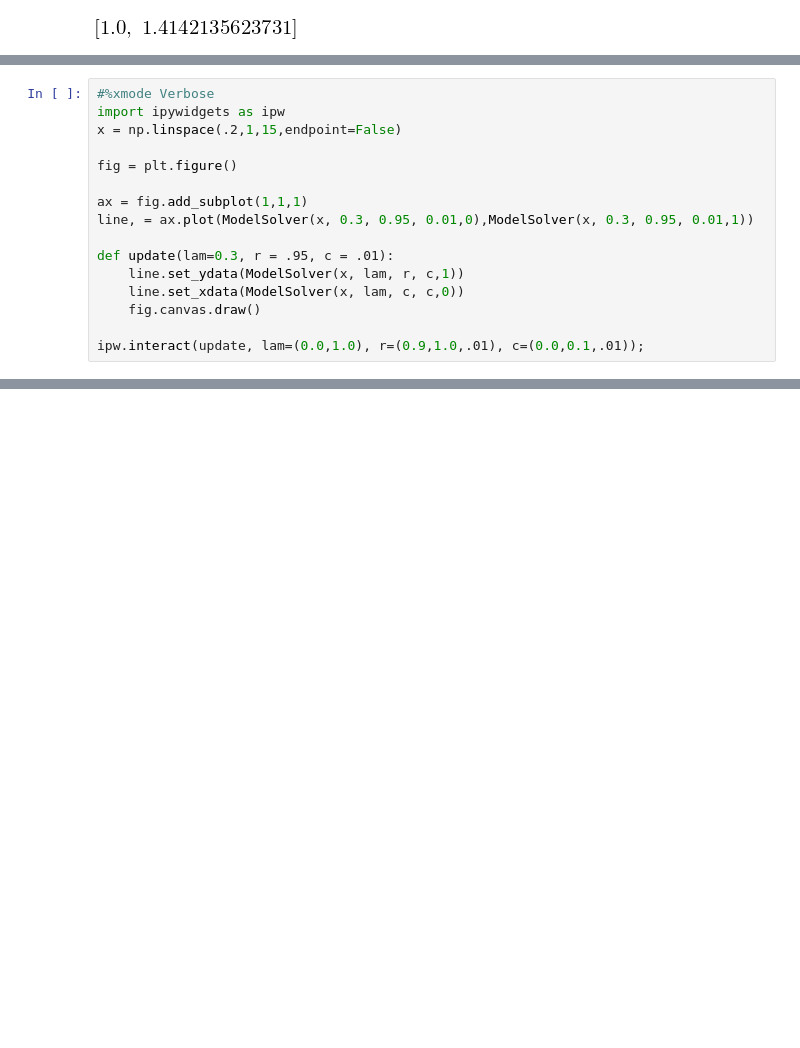
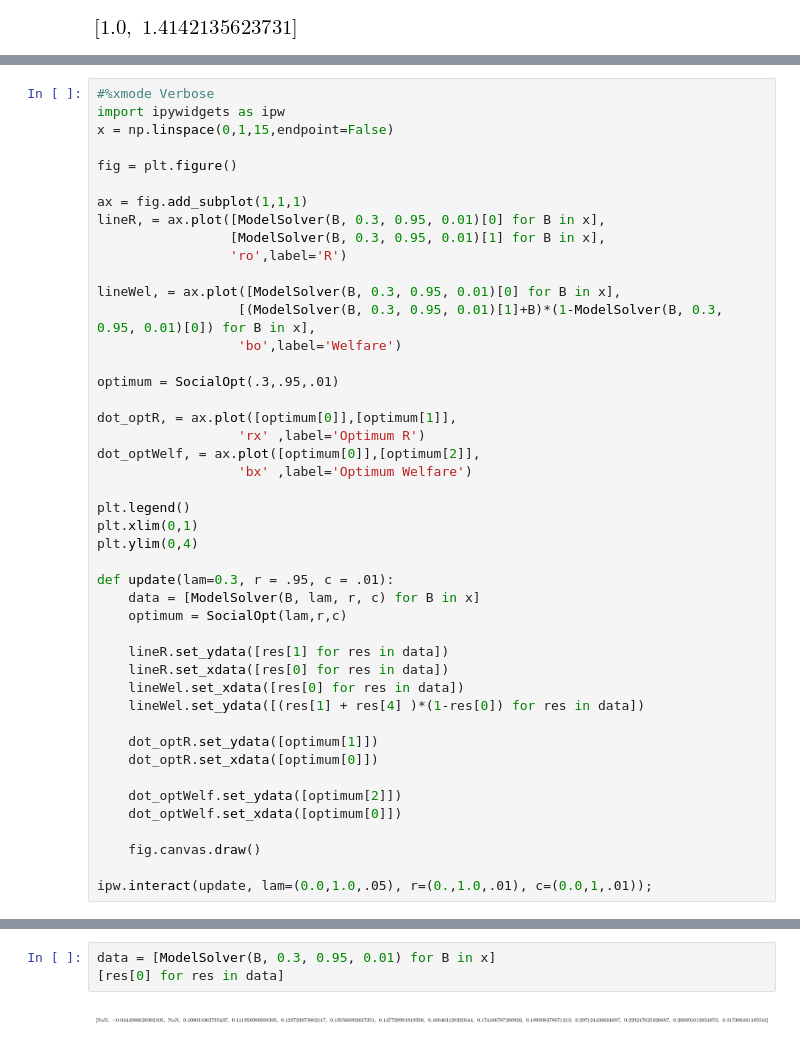
Before and after one commit to tgardnerh/MarketDesign, a Jupyter notebook: UnravelingSearchPpr/DMP with match quality and new matching.ipynb, the cells around one changed output, grey strips where cells are left out. Cells and saved outputs as stored; diff of their text form; blank space fills up the shorter version.

```diff
--- a/UnravelingSearchPpr/DMP with match quality and new matching.ipynb
+++ b/UnravelingSearchPpr/DMP with match quality and new matching.ipynb
@@ -141,19 +151,48 @@ bob([1,2])
 # %%
 #%xmode Verbose
 import ipywidgets as ipw
-x = np.linspace(.2,1,15,endpoint=False)
+x = np.linspace(0,1,15,endpoint=False)
 
 fig = plt.figure()
 
 ax = fig.add_subplot(1,1,1)
-line, = ax.plot(ModelSolver(x, 0.3, 0.95, 0.01,0),ModelSolver(x, 0.3, 0.95, 0.01,1))
+lineR, = ax.plot([ModelSolver(B, 0.3, 0.95, 0.01)[0] for B in x],
+                 [ModelSolver(B, 0.3, 0.95, 0.01)[1] for B in x],
+                 'ro',label='R')
+
+lineWel, = ax.plot([ModelSolver(B, 0.3, 0.95, 0.01)[0] for B in x],
+                  [(ModelSolver(B, 0.3, 0.95, 0.01)[1]+B)*(1-ModelSolver(B, 0.3, 0.95, 0.01)[0]) for B in x],
+                  'bo',label='Welfare')
+
+optimum = SocialOpt(.3,.95,.01)
+
+dot_optR, = ax.plot([optimum[0]],[optimum[1]],
+                  'rx' ,label='Optimum R')
+dot_optWelf, = ax.plot([optimum[0]],[optimum[2]],
+                  'bx' ,label='Optimum Welfare')
+
+plt.legend()
+plt.xlim(0,1)
+plt.ylim(0,4)
 
 def update(lam=0.3, r = .95, c = .01):
-    line.set_ydata(ModelSolver(x, lam, r, c,1))
-    line.set_xdata(ModelSolver(x, lam, c, c,0))
+    data = [ModelSolver(B, lam, r, c) for B in x]
+    optimum = SocialOpt(lam,r,c)
+
+    lineR.set_ydata([res[1] for res in data])
+    lineR.set_xdata([res[0] for res in data])
+    lineWel.set_xdata([res[0] for res in data])
+    lineWel.set_ydata([(res[1] + res[4] )*(1-res[0]) for res in data])
+
+    dot_optR.set_ydata([optimum[1]])
+    dot_optR.set_xdata([optimum[0]])
+
+    dot_optWelf.set_ydata([optimum[2]])
+    dot_optWelf.set_xdata([optimum[0]])
+
     fig.canvas.draw()
 
-ipw.interact(update, lam=(0.0,1.0), r=(0.9,1.0,.01), c=(0.0,0.1,.01));
+ipw.interact(update, lam=(0.0,1.0,.05), r=(0.,1.0,.01), c=(0.0,1,.01));
 # %% [output]
 [interactive output not drawn]
 [interactive output not drawn]
@@ -160,0 +200,5 @@ interactive(children=(FloatSlider(value=0.3, description='lam', max=1.0), FloatS
+# %%
+data = [ModelSolver(B, 0.3, 0.95, 0.01) for B in x]
+[res[0] for res in data]
+# %% [output]
+[figure, added]
```
Also changed, not shown: parts of 11 cells of this notebook.
